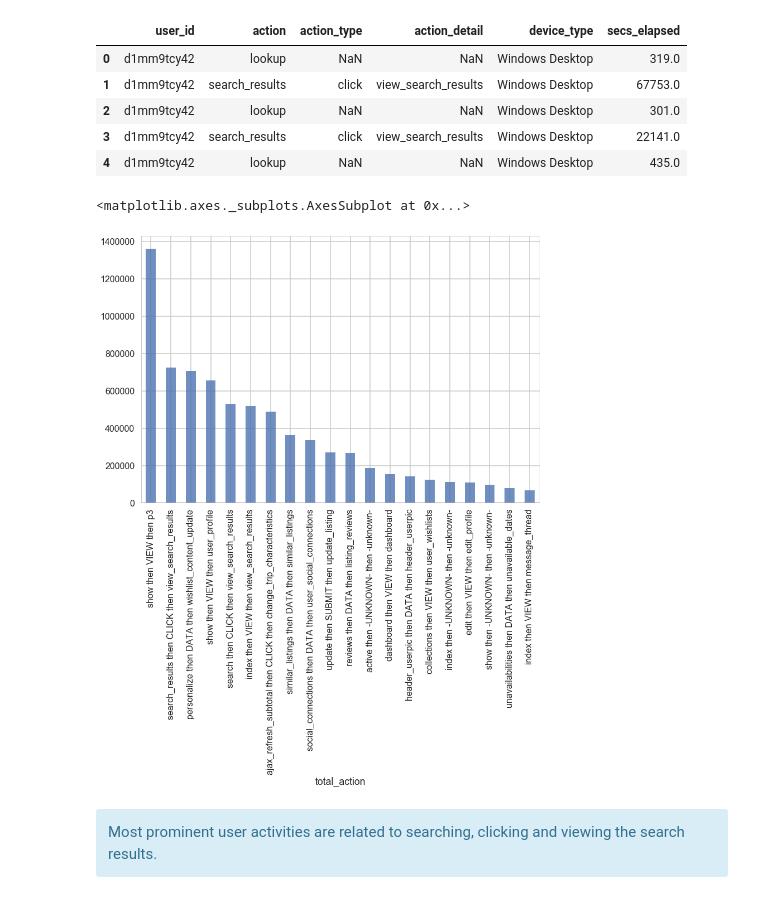
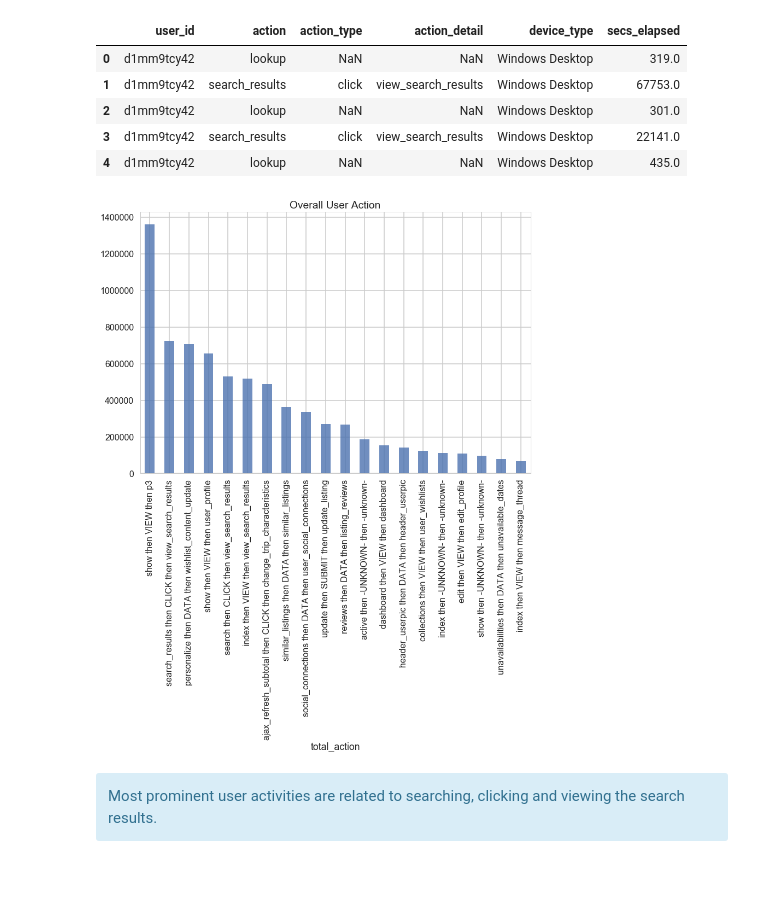
Before and after one commit to partha0solapurkar/springboard_data_science_intensive, a Jupyter notebook: capstone_project/exploratory_data_analysis.ipynb, the cells around one changed output. Drawn from its saved outputs; the diff is of its cells as text; code cells hidden in the pictures.

```diff
--- a/capstone_project/exploratory_data_analysis.ipynb
+++ b/capstone_project/exploratory_data_analysis.ipynb
@@ -644,9 +649,10 @@ sessions.head()
 sessions['total_action'] = sessions.action.str.lower() + ' then ' + sessions.action_type.str.upper() + ' then ' + sessions.action_detail.str.lower()
 # %%
 sessions.groupby('total_action').size().sort_values(ascending=False)[:20].plot(kind='bar', alpha=0.8)
+plt.title('Overall User Action')
+None
 # %% [output]
-<matplotlib.axes._subplots.AxesSubplot at 0x...>
-[figure, old version]
+[figure, new version]
 # %% [markdown]
 <div class='alert alert-info'>
 Most prominent user activities are related to searching, clicking and viewing the search results.
```
Also changed, not shown: parts of 7 cells of this notebook.
